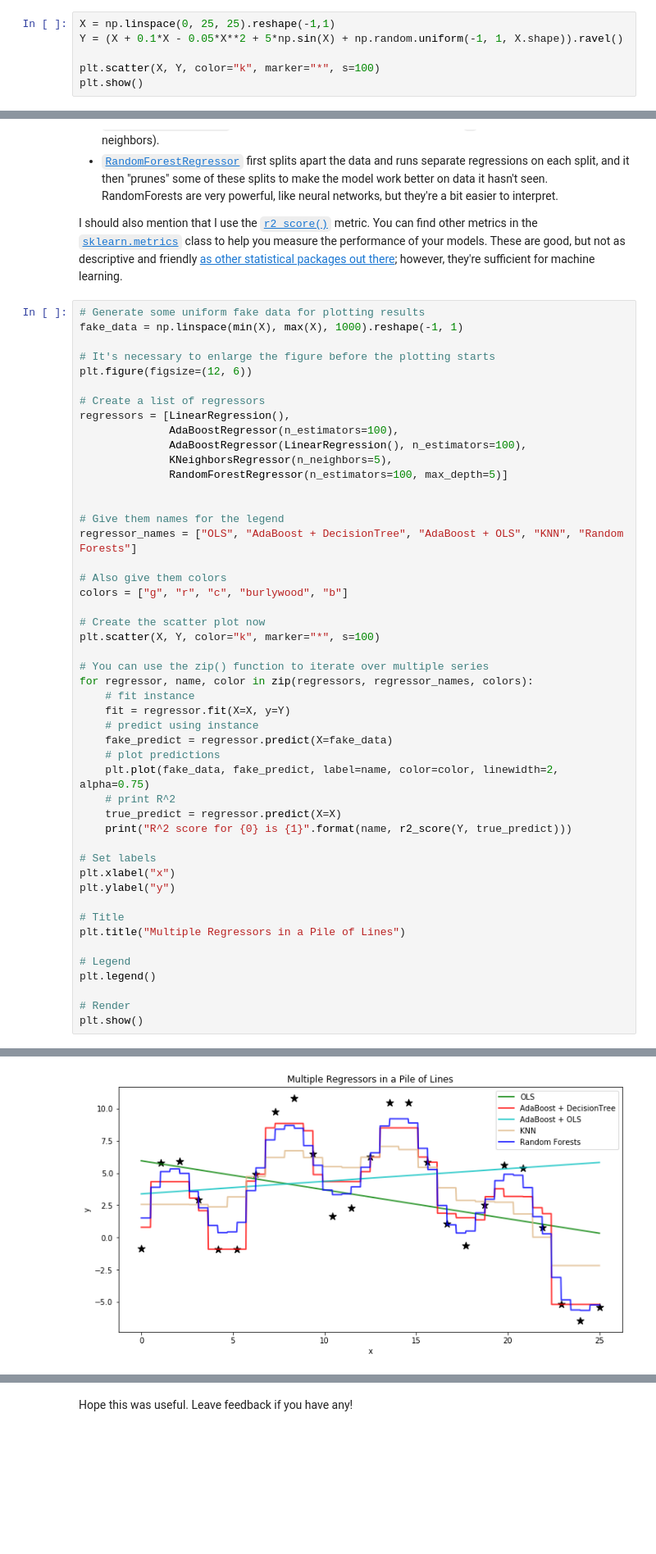
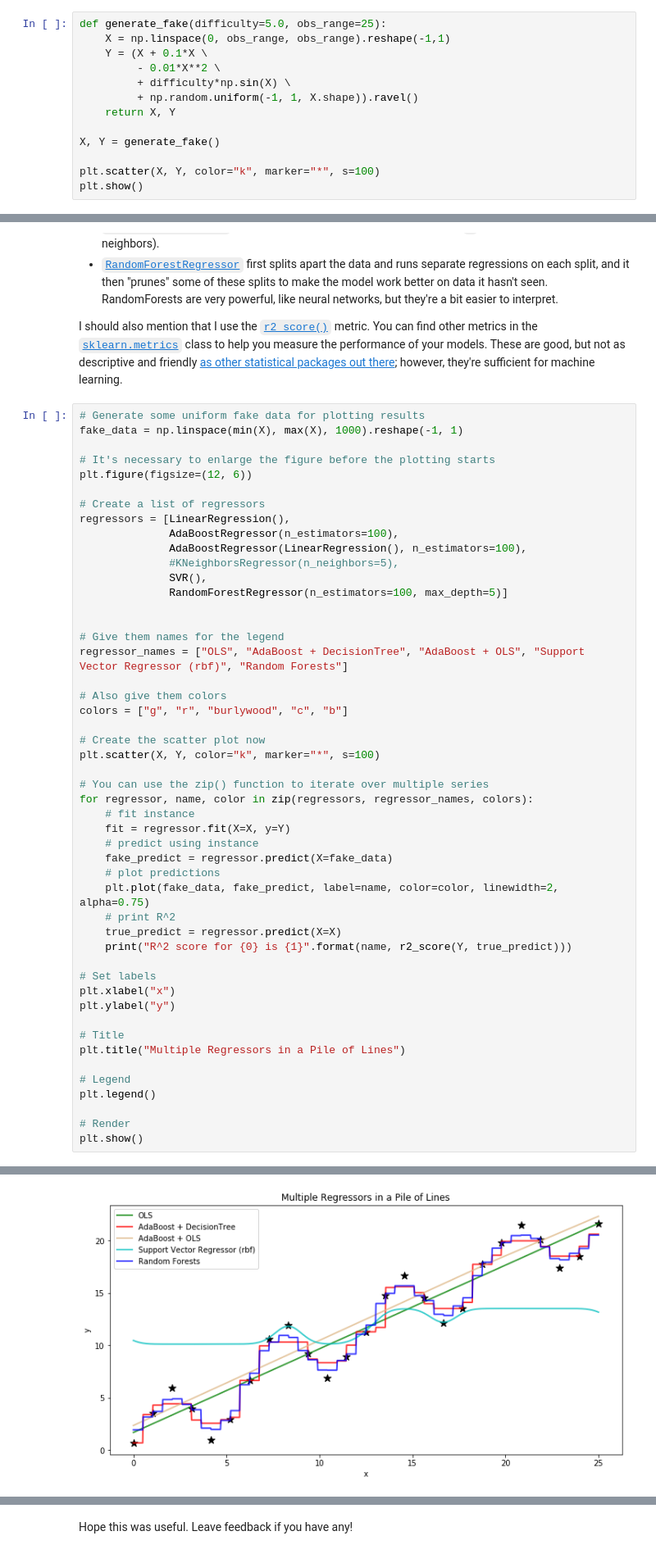
Before and after one commit to sjchiass/ml_guides, a Jupyter notebook: Statistical Learning/1_Regressions.ipynb, the cells around one changed output, grey strips where cells are left out. Shown at 82% size. Drawn from its saved outputs; the diff is of its cells as text; blank space fills up the shorter version.

Commit message:
AdaBoost uncertainty

```diff
--- a/Statistical Learning/1_Regressions.ipynb
+++ b/Statistical Learning/1_Regressions.ipynb
@@ -477,8 +477,15 @@ Scikit-learn is set up nicely to run many different at once and compare them. Yo
 
 I'll switch over to a fake dataset I was inspired to create thanks to [this guide](http://scikit-learn.org/stable/auto_examples/ensemble/plot_adaboost_regression.html). It's a non-linear regression problem that should be the nightmare of all OLSs.
 # %%
-X = np.linspace(0, 25, 25).reshape(-1,1)
-Y = (X + 0.1*X - 0.05*X**2 + 5*np.sin(X) + np.random.uniform(-1, 1, X.shape)).ravel()
+def generate_fake(difficulty=5.0, obs_range=25):
+    X = np.linspace(0, obs_range, obs_range).reshape(-1,1)
+    Y = (X + 0.1*X \
+         - 0.01*X**2 \
+         + difficulty*np.sin(X) \
+         + np.random.uniform(-1, 1, X.shape)).ravel()
+    return X, Y
+
+X, Y = generate_fake()
 
 plt.scatter(X, Y, color="k", marker="*", s=100)
 plt.show()
@@ -511,15 +518,16 @@ plt.figure(figsize=(12, 6))
 regressors = [LinearRegression(),
               AdaBoostRegressor(n_estimators=100),
               AdaBoostRegressor(LinearRegression(), n_estimators=100),
-              KNeighborsRegressor(n_neighbors=5),
+              #KNeighborsRegressor(n_neighbors=5),
+              SVR(),
               RandomForestRegressor(n_estimators=100, max_depth=5)]
 
 
 # Give them names for the legend
-regressor_names = ["OLS", "AdaBoost + DecisionTree", "AdaBoost + OLS", "KNN", "Random Forests"]
+regressor_names = ["OLS", "AdaBoost + DecisionTree", "AdaBoost + OLS", "Support Vector Regressor (rbf)", "Random Forests"]
 
 # Also give them colors
-colors = ["g", "r", "c", "burlywood", "b"]
+colors = ["g", "r", "burlywood", "c", "b"]
 
 # Create the scatter plot now
 plt.scatter(X, Y, color="k", marker="*", s=100)
@@ -557 +565 @@ R^2 score for Random Forests is 0.9110315689434602
-[figure, old version]
+[figure, new version]
```
Also changed, not shown: parts of 7 cells of this notebook, 3 other files.
